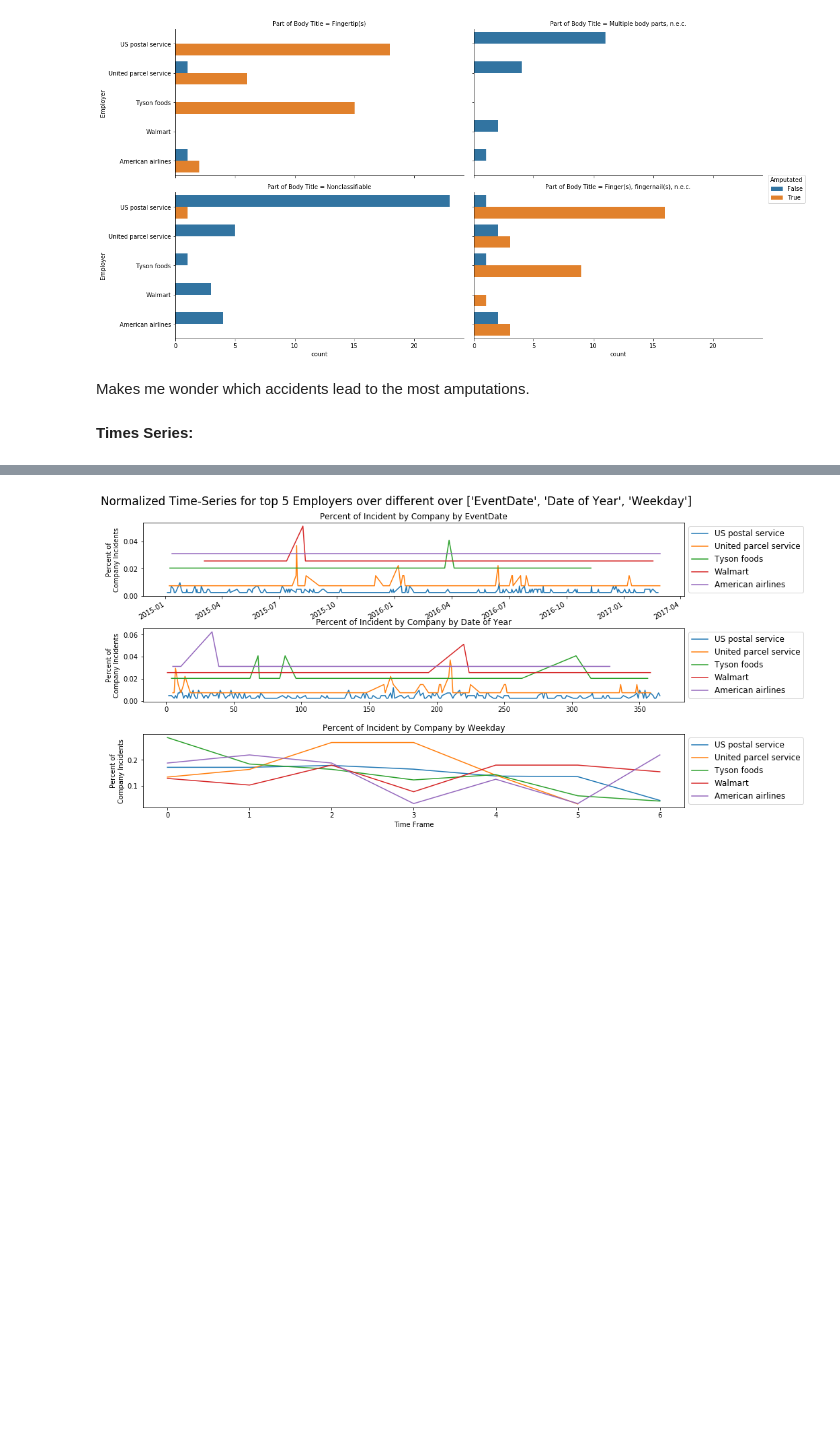
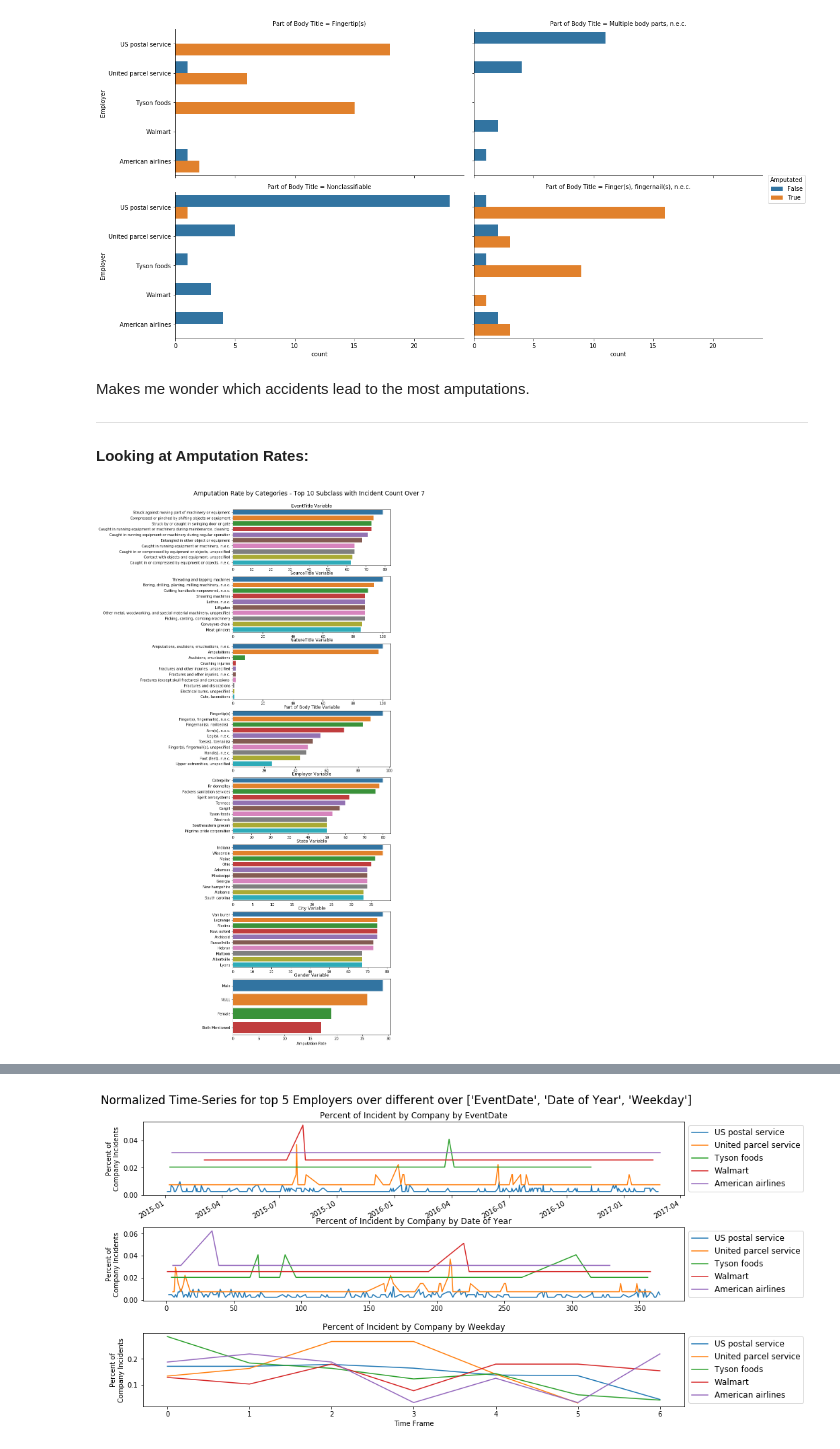
Before and after one commit to Vinodkumarcvk07/Natural-Language-Processing, a Jupyter notebook: Serious Injuries.ipynb, the cells around one changed output, grey strips where cells are left out. Cells and saved outputs as stored; diff of their text form; code cells hidden in the pictures; blank space fills up the shorter version.

```diff
--- a/Serious Injuries.ipynb
+++ b/Serious Injuries.ipynb
@@ -230,0 +312,4 @@ Name: Amputated, dtype: int64
+# %%
+for x in ["EventTitle", "SourceTitle"]:
+    print("{} Class Count: {}".format(x,len(set(df[x]))))
+    print("{} STD: {}\n".format(x,df[x].value_counts().std()))
@@ -241,5 +353,45 @@ plt.show()
 [figure]
 # %% [markdown]
 Makes me wonder which accidents lead to the most amputations.
+***
+**Looking at Amputation Rates:** <br>
-# %% [markdown]
-**Times Series:** <Br>
+# %%
+# Helper
+def target_rate_by(df, target, by):
+    """
+    So I can look at amputated (target) rate through different lenses (by)
+    """
+    amp_rates = (pd.crosstab(df[by], df[target], normalize = 'index')
+                 .mul(100).round(0).reset_index())
+    amp_rates.columns = [by, "False Rate","Rate"]
+    amp_rates["Count"] = "NaN"
+
+    for x in set(amp_rates[by]):
+        amp_rates.loc[amp_rates[by]==x, "Count"] = df.loc[df[by]==x, by].count()
+
+    return (amp_rates[[by,"Rate", "Count"]]
+     .sort_values(by="Rate",ascending=False))
+
+# Plot
+variables = ["EventTitle","SourceTitle","NatureTitle","Part of Body Title",
+             "Employer","State","City","Gender"]
+top = 10
+limit = 7
+
+# Plot
+f, ax = plt.subplots(len(variables),figsize=[8,25])
+for i,x in enumerate(variables):
+    temp = target_rate_by(df=df, target="Amputated", by=x) # Custom Function
+    sns.barplot(x="Rate",y=x, ax=ax[i],
+                data= temp.loc[(temp.Count > limit)][:top])
+    ax[i].set_title("{} Variable".format(x))
+    ax[i].set_xlabel("")
+    ax[i].set_ylabel("")
+ax[len(variables)-1].set_xlabel("Amputation Rate")
+#plt.tight_layout(pad=0)
+plt.subplots_adjust(top=0.95)
+plt.suptitle('Amputation Rate by Categories - Top {} Subclass with Incident Count Over {}'
+             .format(top,limit),fontsize=17)
+plt.show()
+# %% [output]
+[figure, added]
```
Also changed, not shown: parts of 54 cells of this notebook, 2 other files.
